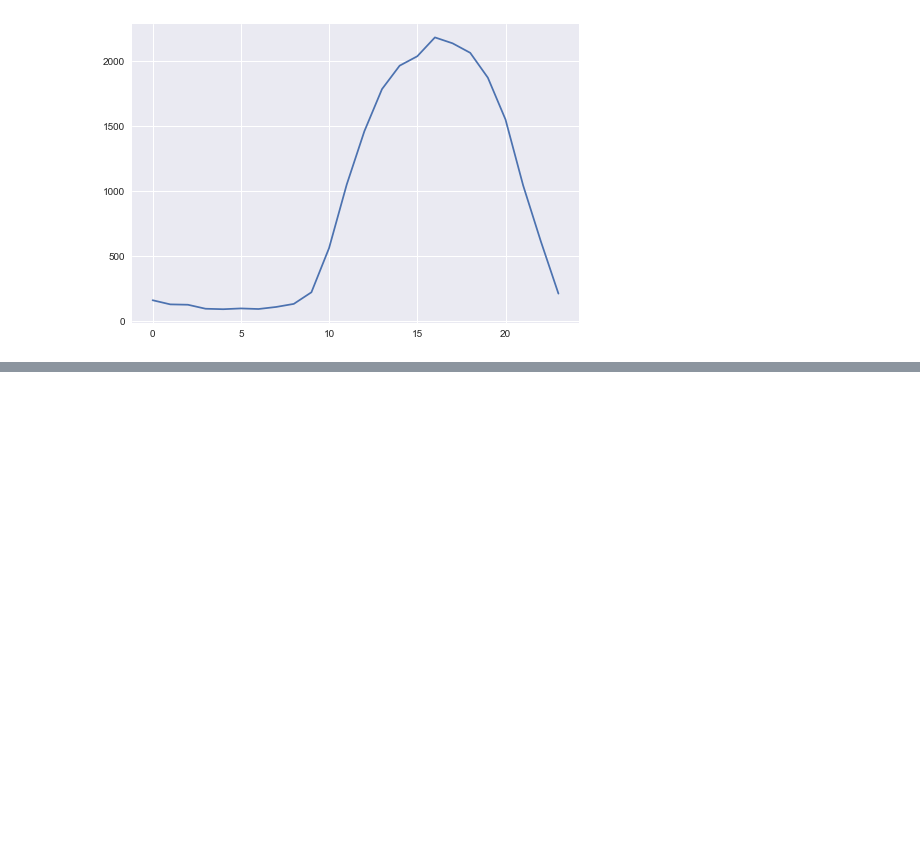
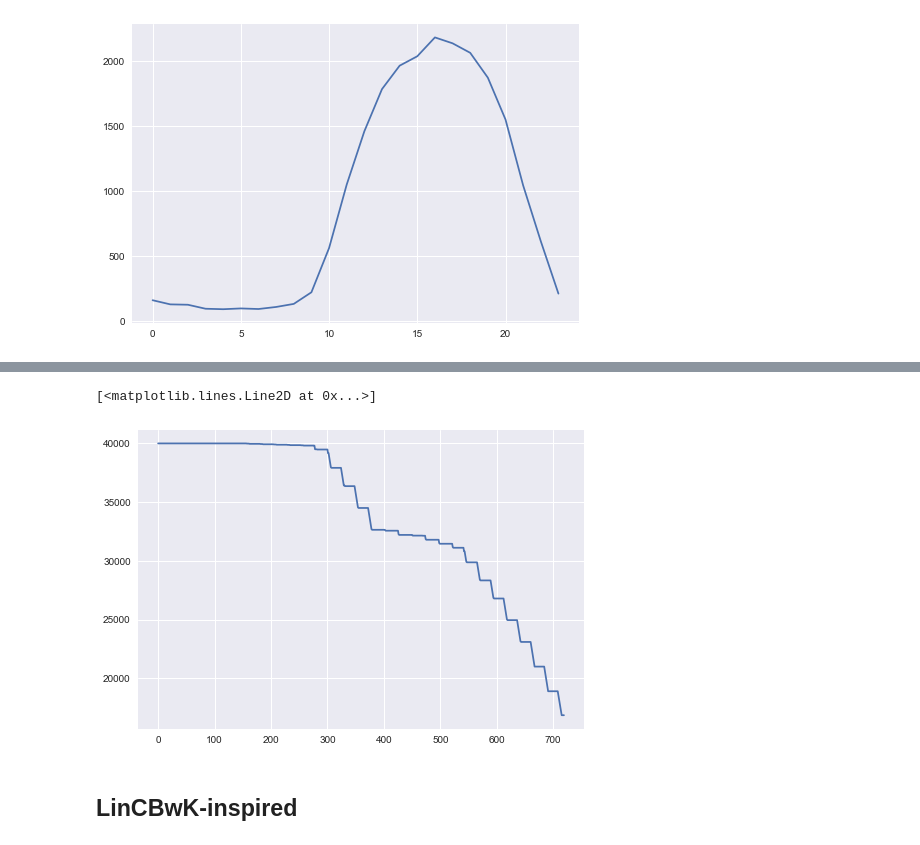
Before and after one commit to aksholokhov/bachelor_thesis, a Jupyter notebook: experiments/ThesisVersion.ipynb, the cells around one changed output, grey strips where cells are left out. Drawn from its saved outputs; the diff is of its cells as text; code cells hidden in the pictures; blank space fills up the shorter version.

```diff
--- a/experiments/ThesisVersion.ipynb
+++ b/experiments/ThesisVersion.ipynb
@@ -203,0 +266,7 @@ plot([generation_price(t)*real_consumptions[t] for t in range(24)])
+# %%
+plot(budget1)
+# %% [output]
+[<matplotlib.lines.Line2D at 0x...>]
+[figure, added]
+# %% [markdown]
+## LinCBwK-inspired
```
Also changed, not shown: parts of 21 cells of this notebook, 1 other file.
